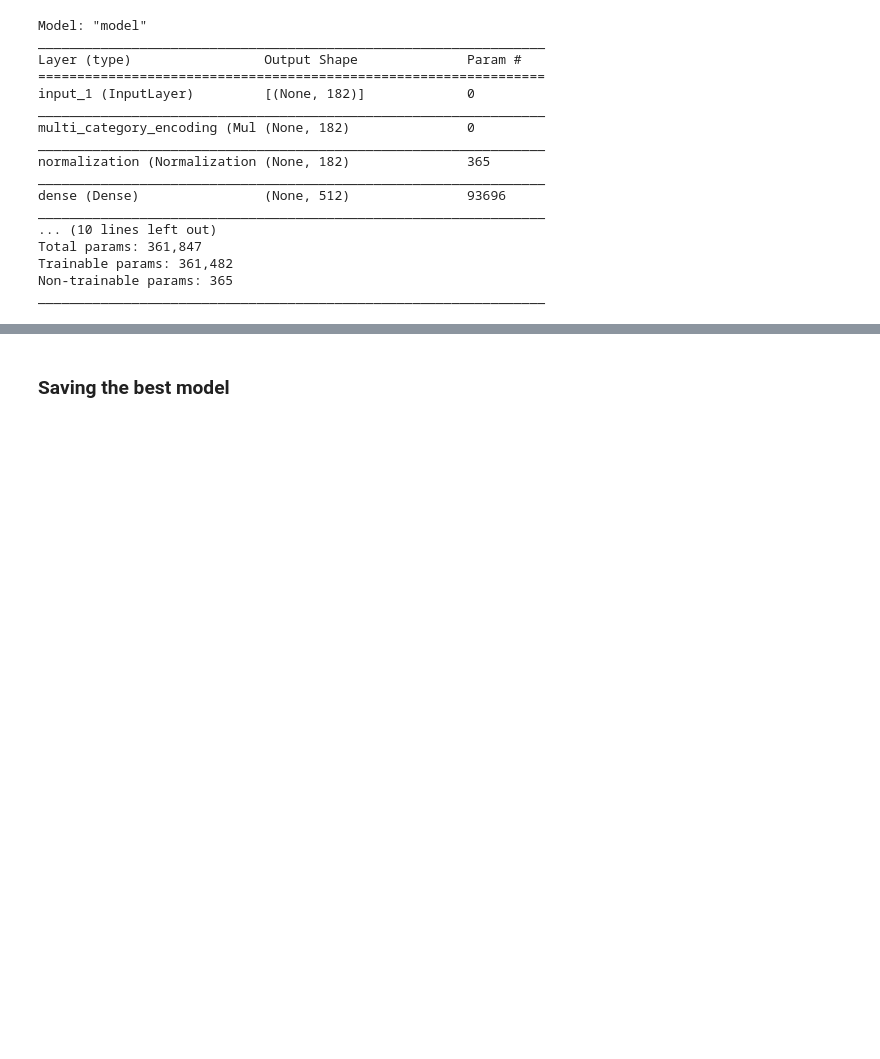
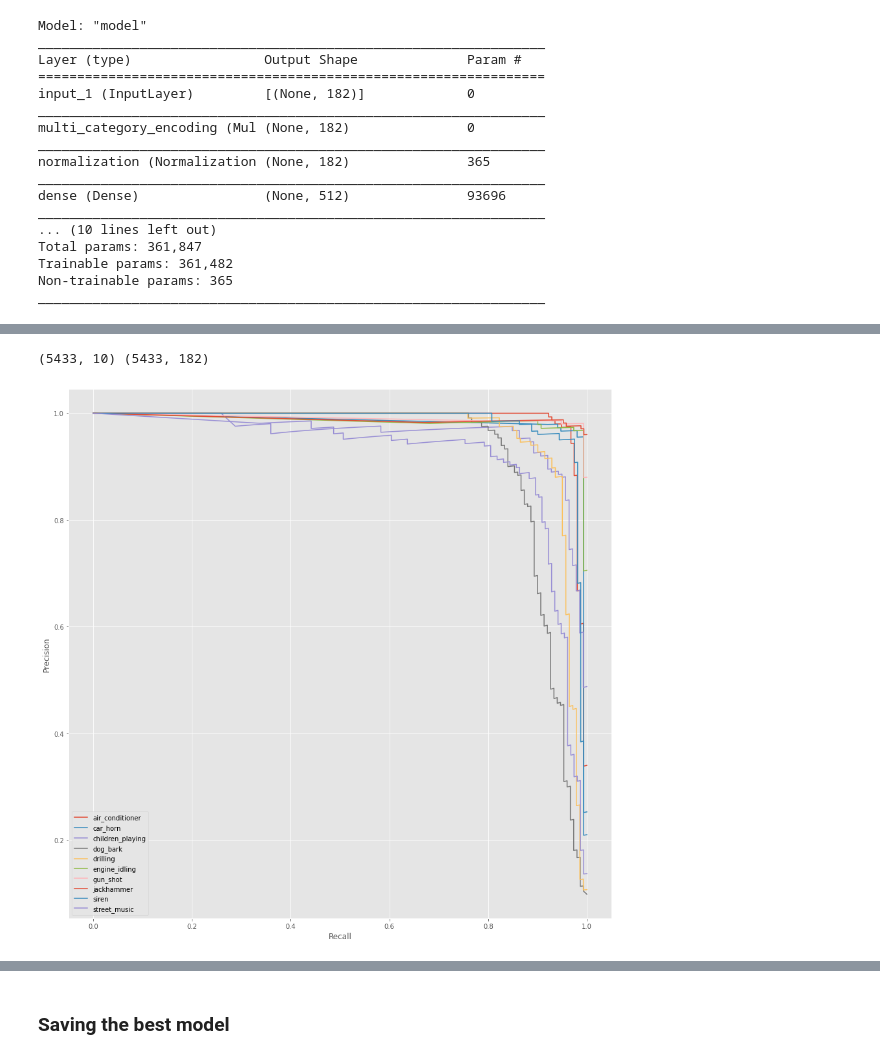
Before and after one commit to ronaldpacheco/Urban-Sound-Classification, a Jupyter notebook: Modeling.ipynb, the cells around one changed output, grey strips where cells are left out. Saved outputs shown, nothing was run; the diff lists cells and outputs as text; code cells hidden in the pictures; blank space fills up the shorter version.

```diff
--- a/Modeling.ipynb
+++ b/Modeling.ipynb
@@ -404,0 +439,25 @@ Accuracy on test data: 94.23%
+# %%
+print(y.shape, X.shape)
+# %% [output]
+(5433, 10) (5433, 182)
+# %%
+from sklearn.metrics import precision_recall_curve
+precision = dict()
+recall = dict()
+threshold = dict()
+predictions =  model.predict(X_test)
+for i in range(y.shape[1]):
+     precision[i], recall[i], threshold[i] = precision_recall_curve(y_test.iloc[:,i], predictions[:,i])
+# %%
+plt.figure(figsize=(15,15))
+labels = dict()
+for i, label in enumerate(y.columns):
+    labels[i] = label
+for i in range(10):
+    plt.plot(recall[i], precision[i], label=labels[i])
+    plt.legend()
+plt.xlabel('Recall')
+plt.ylabel('Precision')
+plt.show()
+# %% [output]
+[figure, added]
```
Also changed, not shown: parts of 17 cells of this notebook, 1 other file.
